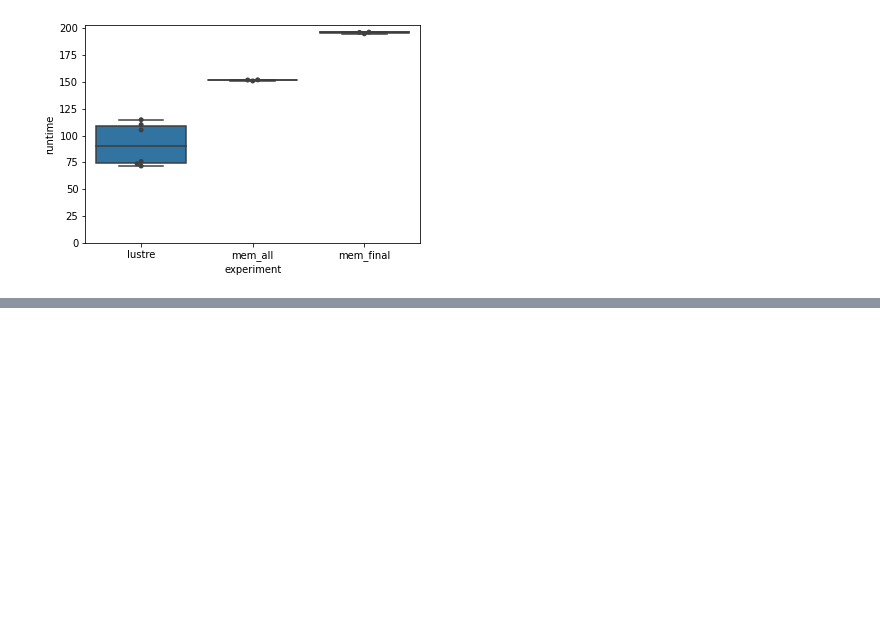
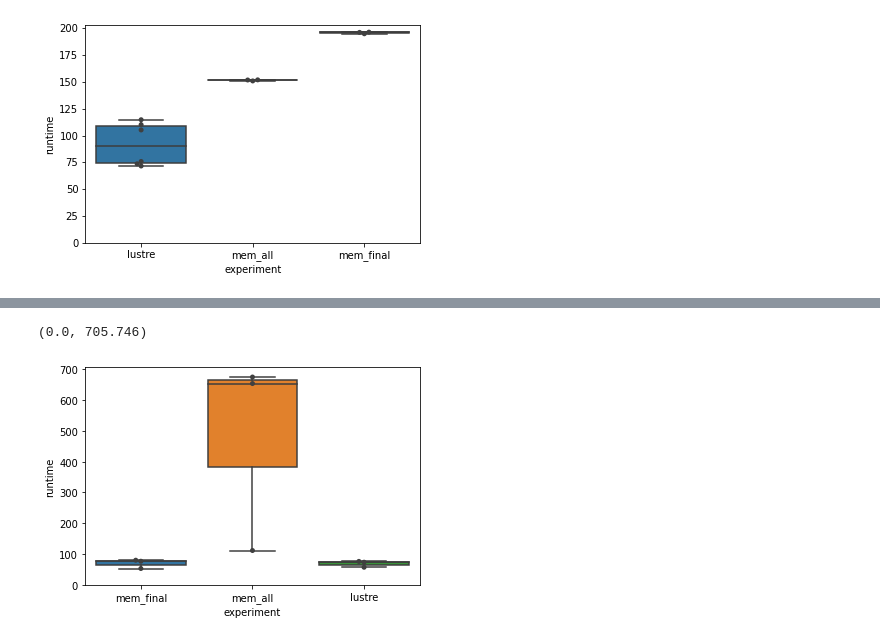
Before and after one commit to big-data-lab-team/Sea, a Jupyter notebook: experiments/incrementation/notebook/Untitled.ipynb, the cells around one changed output, grey strips where cells are left out. Drawn from its saved outputs; the diff is of its cells as text; code cells hidden in the pictures; blank space fills up the shorter version.

```diff
--- a/experiments/incrementation/notebook/Untitled.ipynb
+++ b/experiments/incrementation/notebook/Untitled.ipynb
@@ -45,0 +96,8 @@ ax.set_ylim(bottom=0)
+# %%
+multidisk['runtime'] = multidisk['runtime'] + multidisk['flush_time_s']
+ax = sns.boxplot(x="experiment", y="runtime", data=multidisk)
+ax = sns.swarmplot(x="experiment", y="runtime", data=multidisk, color=".25")
+ax.set_ylim(bottom=0)
+# %% [output]
+(0.0, 705.746)
+[figure, added]
```
Also changed, not shown: parts of 5 cells of this notebook, 2 other files.
